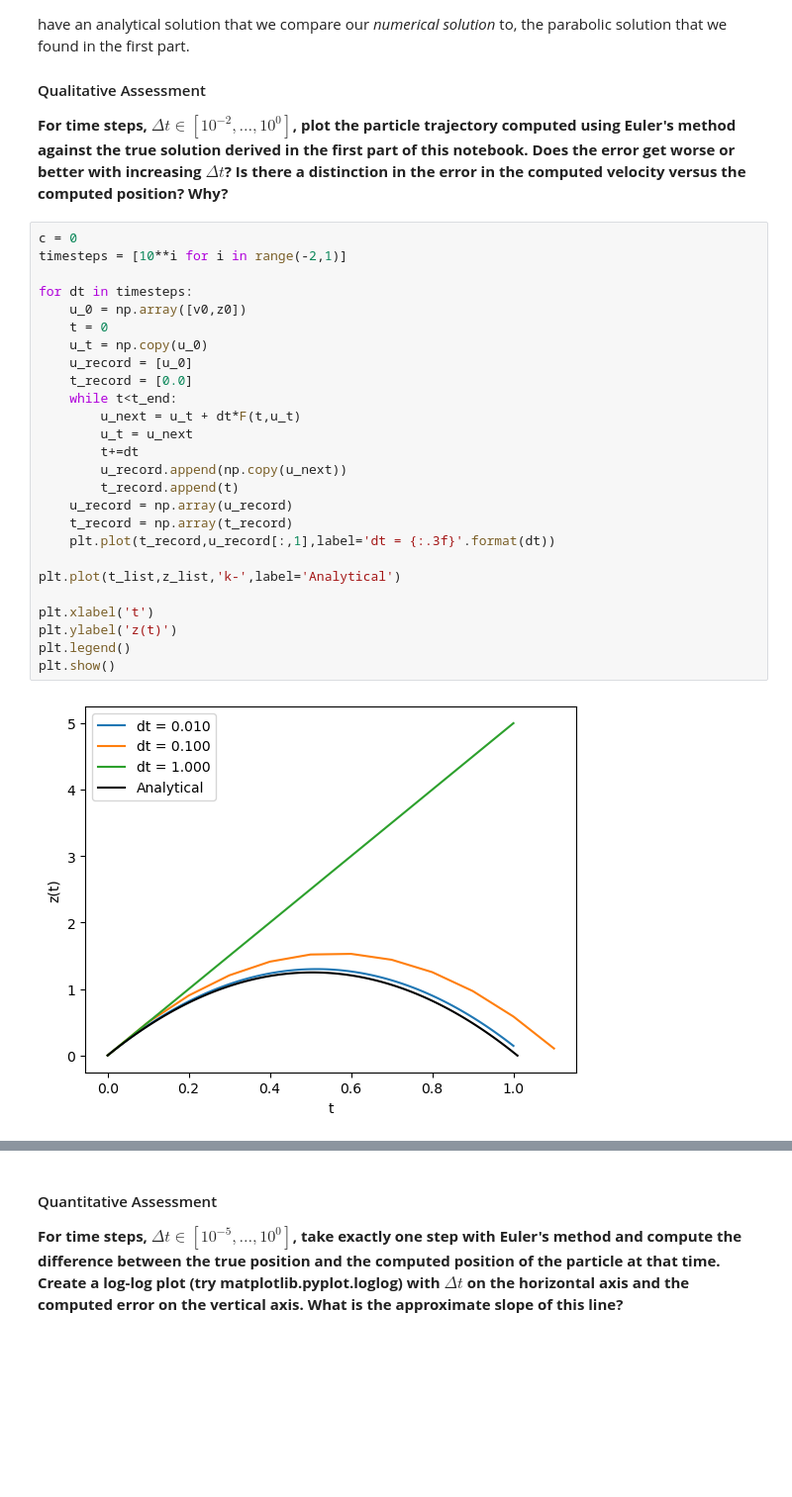
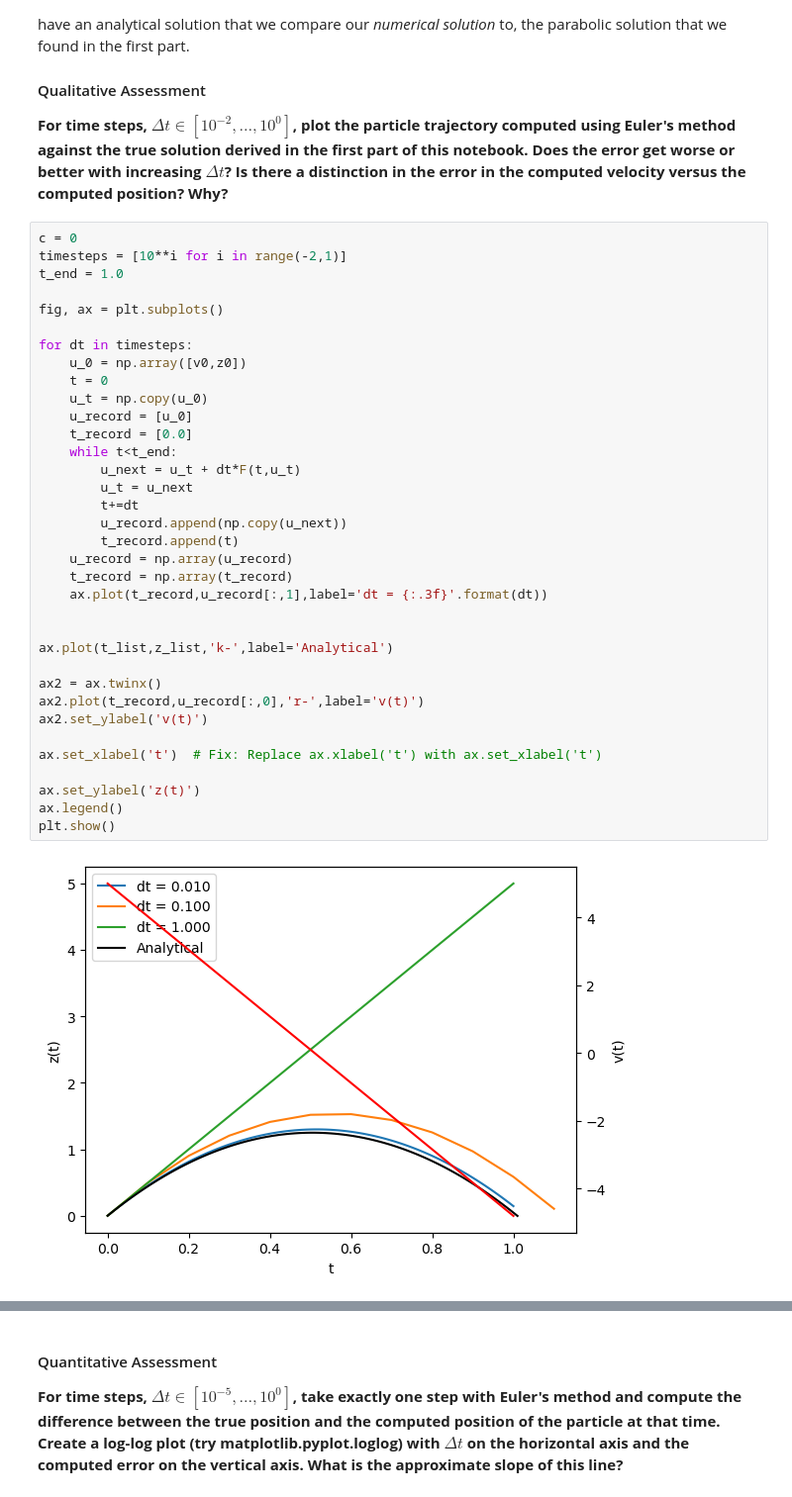
Before and after one commit to cake-dev/Simulation_class, a Jupyter notebook: Project2-Projectiles/projectiles/Project2a-Projectiles.ipynb, the cells around one changed output, grey strips where cells are left out. Shown at 99% size. Drawn from its saved outputs; the diff is of its cells as text; blank space fills up the shorter version.

```diff
--- a/Project2-Projectiles/projectiles/Project2a-Projectiles.ipynb
+++ b/Project2-Projectiles/projectiles/Project2a-Projectiles.ipynb
@@ -220,28 +219,37 @@ The above code produces *an* answer.  But is it the right answer?  Recall that w
 # %%
 c = 0
 timesteps = [10**i for i in range(-2,1)]
+t_end = 1.0
+
+fig, ax = plt.subplots()
 
 for dt in timesteps:
     u_0 = np.array([v0,z0])
     t = 0
     u_t = np.copy(u_0)
     u_record = [u_0]
     t_record = [0.0]
     while t<t_end:
         u_next = u_t + dt*F(t,u_t)
         u_t = u_next
         t+=dt
         u_record.append(np.copy(u_next))
         t_record.append(t)
     u_record = np.array(u_record)
     t_record = np.array(t_record)
-    plt.plot(t_record,u_record[:,1],label='dt = {:.3f}'.format(dt))
+    ax.plot(t_record,u_record[:,1],label='dt = {:.3f}'.format(dt))
 
-plt.plot(t_list,z_list,'k-',label='Analytical')
 
-plt.xlabel('t')
-plt.ylabel('z(t)')
-plt.legend()
+ax.plot(t_list,z_list,'k-',label='Analytical')
+
+ax2 = ax.twinx()
+ax2.plot(t_record,u_record[:,0],'r-',label='v(t)')
+ax2.set_ylabel('v(t)')
+
+ax.set_xlabel('t')  # Fix: Replace ax.xlabel('t') with ax.set_xlabel('t')
+
+ax.set_ylabel('z(t)')
+ax.legend()
 plt.show()
 # %% [output]
-[figure, old version]
+[figure, new version]
```
Also changed, not shown: parts of 8 cells of this notebook, 2 other files.
